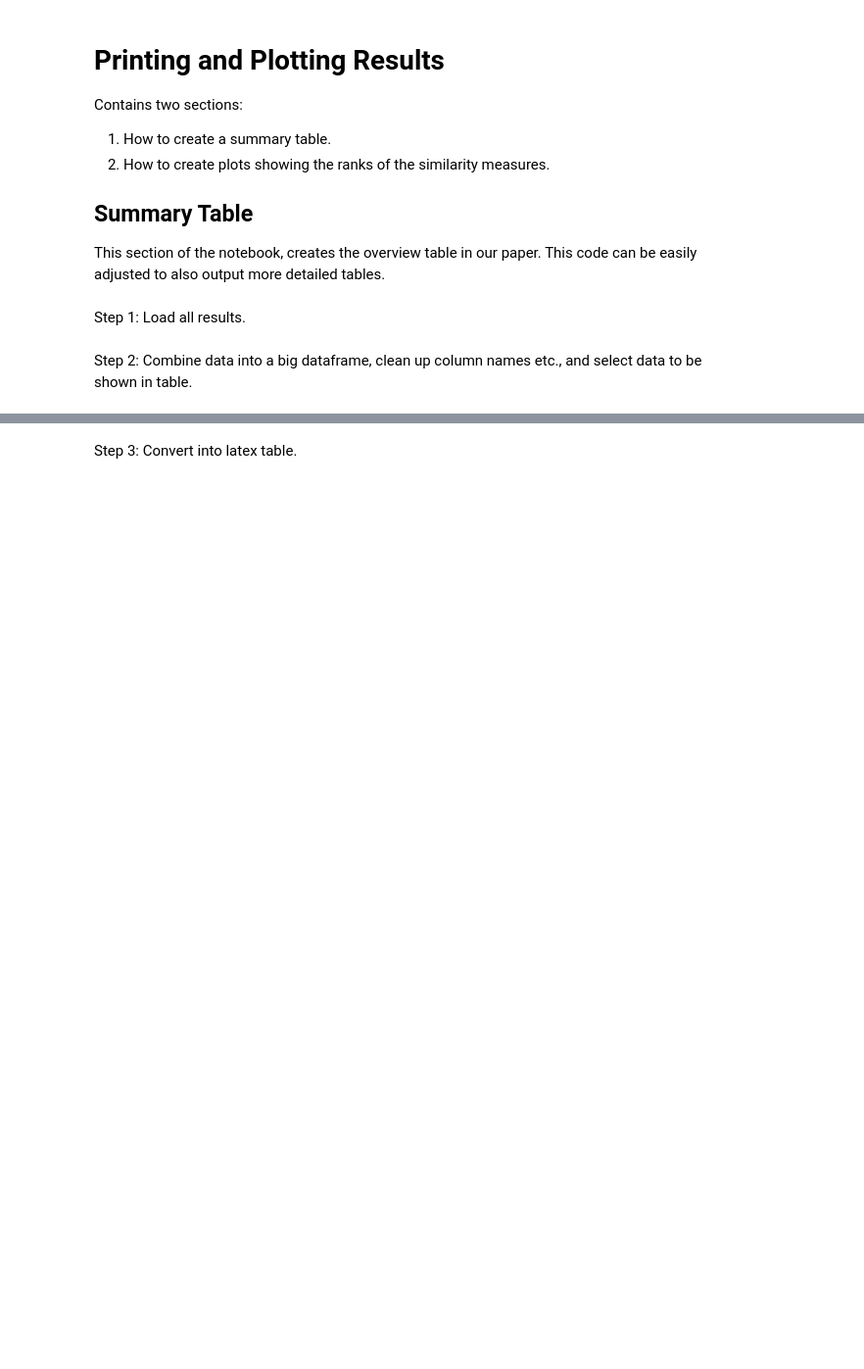
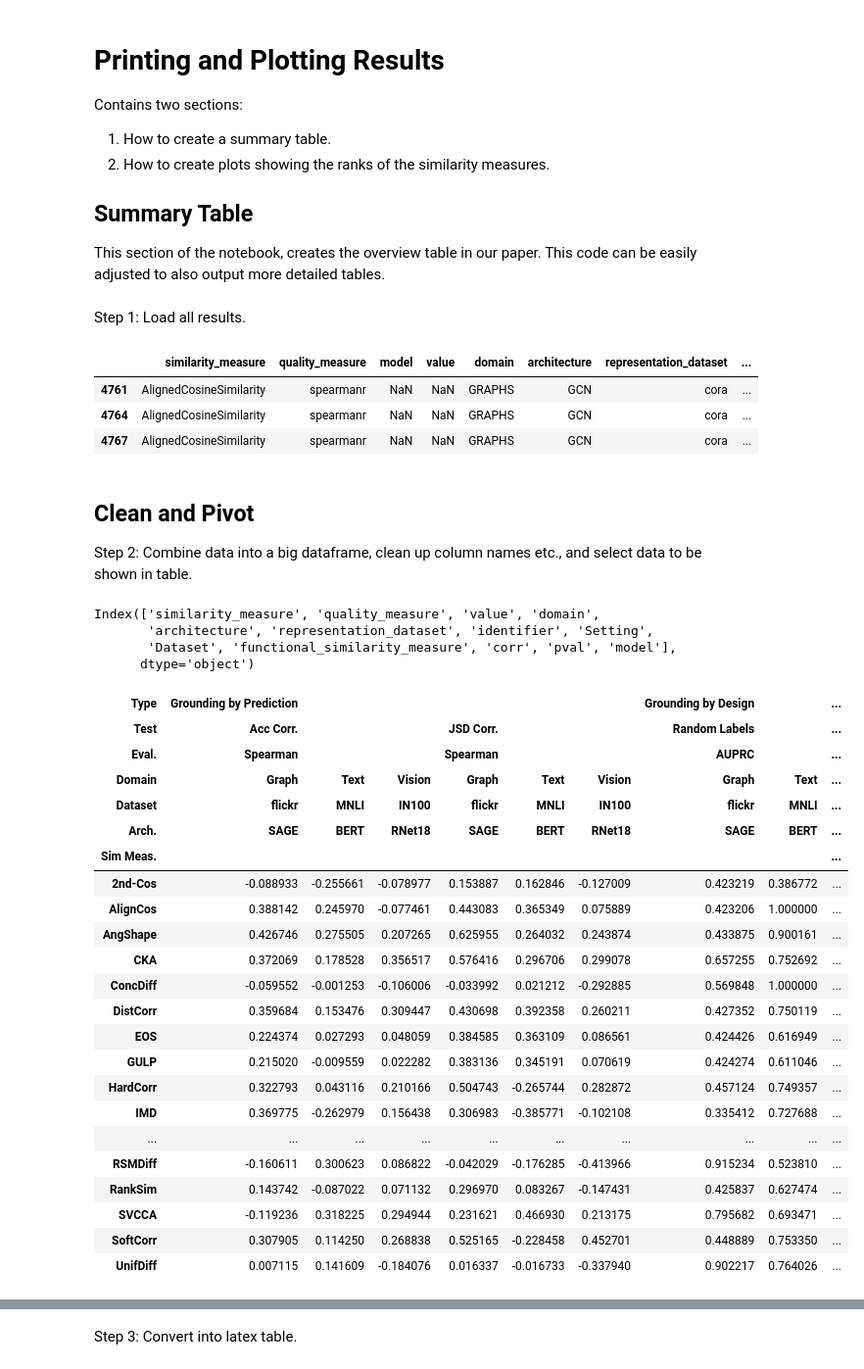
Before and after one commit to TaWald/similaritybench, a Jupyter notebook: tables_and_plots.ipynb, the cells around one changed output, grey strips where cells are left out. Shown at 98% size. Saved outputs shown, nothing was run; the diff lists cells and outputs as text; code cells hidden in the pictures; blank space fills up the shorter version.

Commit message:
hacky tables with pvalues

```diff
--- a/tables_and_plots.ipynb
+++ b/tables_and_plots.ipynb
@@ -91,10 +94,18 @@ for path in root.iterdir():
 
 data = pd.concat(cleaned_dfs).reset_index(drop=True)
 graph_data = data
+# %%
+graph_data[(graph_data.representation_dataset=="cora") & (graph_data.Setting == "correlation") & (graph_data.quality_measure == "spearmanr")].groupby(["architecture", "functional_similarity_measure","similarity_measure"]).count()
+graph_data[(graph_data.representation_dataset=="cora") & (graph_data.Setting == "correlation") & (graph_data.quality_measure == "spearmanr") & (graph_data.similarity_measure == "AlignedCosineSimilarity") & (graph_data.architecture == "GCN")]
+# %% [output]
+|  | similarity_measure | quality_measure | model | value | domain | architecture | representation_dataset | ... |
+| 4761 | AlignedCosineSimilarity | spearmanr | NaN | NaN | GRAPHS | GCN | cora | ... |
+| 4764 | AlignedCosineSimilarity | spearmanr | NaN | NaN | GRAPHS | GCN | cora | ... |
+| 4767 | AlignedCosineSimilarity | spearmanr | NaN | NaN | GRAPHS | GCN | cora | ... |
 # %%
 cleaned_dfs = []
 root = BASE_PATH /"paper_results" /"vision"
-for path in root.iterdir():
+for path in root.glob("*.csv"):
     df = pd.read_csv(path, index_col=0)
     pattern = r"aug|mem|mono|correlation|sc"
     match = re.search(pattern, path.name)
@@ -119,6 +130,8 @@ for path in root.iterdir():
 data = pd.concat(cleaned_dfs).reset_index(drop=True)
 vision_data = data
 # %% [markdown]
+## Clean and Pivot
+
 Step 2: Combine data into a big dataframe, clean up column names etc., and select data to be shown in table.
 # %%
 # ----------------------------------------------------------------------------------------------------------------------
@@ -179,6 +192,7 @@ def beautify_df(data):
             "ResNet101": "RNet101",
             "ViT_B32": "ViT_B32",
             "ViT_L32": "ViT_L32",
+            "PGNN": "P-GNN",
         }
     )
     data.loc[:, "domain"] = data["domain"].map({"NLP": "Text", "GRAPHS": "Graph", "VISION": "Vision"})
@@ -224,33 +238,61 @@ def beautify_df(data):
     data = data.rename(
         columns={
             "domain": "Domain",
             "architecture": "Arch.",
             "Representational Similarity Measure": "Sim Meas.",
             "Quality Measure": "Eval.",
             "Setting": "Test",
         }
     )
-    data.loc[data.Scenario.isin(["Acc Corr.", "JSD Corr."]), "Type"] = "Grounding by Prediction"
-    data.loc[data.Scenario.isin(["Random Labels", "Shortcuts", "Augmentation", "Layer Mono."]), "Type"] = (
+    data.loc[data.Test.isin(["Acc Corr.", "JSD Corr."]), "Type"] = "Grounding by Prediction"
+    data.loc[data.Test.isin(["Random Labels", "Shortcuts", "Augmentation", "Layer Mono."]), "Type"] = (
         "Grounding by Design"
     )
     return data, column_order
 
 
 data, column_order = beautify_df(data)
 
 # ----------------------------------------------------------------------------------------------------------------------
 # Create aggregated overview table
 # ----------------------------------------------------------------------------------------------------------------------
 idx = data["Dataset"].isin(["MNLI", "flickr", "IN100"]) & data["Arch."].isin(["SAGE", "BERT", "RNet18"])
 
 pivot = pd.pivot_table(
     data.loc[idx],
     index="Sim Meas.",
     columns=["Type", "Test", "Eval.", "Domain", "Dataset", "Arch."],
     values="value",
 )
 pivot = pivot.sort_values(by="Sim Meas.")
-pivot = pivot.reindex(column_order, axis="columns", level="Scenario")
+pivot = pivot.reindex(column_order, axis="columns", level="Test")
 pivot = pivot.reindex(["Grounding by Prediction", "Grounding by Design"], axis="columns", level="Type")
 pivot
+# %% [output]
+Index(['similarity_measure', 'quality_measure', 'value', 'domain',
+       'architecture', 'representation_dataset', 'identifier', 'Setting',
+       'Dataset', 'functional_similarity_measure', 'corr', 'pval', 'model'],
+      dtype='object')
+| Type | Grounding by Prediction |  |  |  |  |  | Grounding by Design |  | ... |
+| Test | Acc Corr. |  |  | JSD Corr. |  |  | Random Labels |  | ... |
+| Eval. | Spearman |  |  | Spearman |  |  | AUPRC |  | ... |
+| Domain | Graph | Text | Vision | Graph | Text | Vision | Graph | Text | ... |
+| Dataset | flickr | MNLI | IN100 | flickr | MNLI | IN100 | flickr | MNLI | ... |
+| Arch. | SAGE | BERT | RNet18 | SAGE | BERT | RNet18 | SAGE | BERT | ... |
+| Sim Meas. |  |  |  |  |  |  |  |  | ... |
+| 2nd-Cos | -0.088933 | -0.255661 | -0.078977 | 0.153887 | 0.162846 | -0.127009 | 0.423219 | 0.386772 | ... |
+| AlignCos | 0.388142 | 0.245970 | -0.077461 | 0.443083 | 0.365349 | 0.075889 | 0.423206 | 1.000000 | ... |
+| AngShape | 0.426746 | 0.275505 | 0.207265 | 0.625955 | 0.264032 | 0.243874 | 0.433875 | 0.900161 | ... |
+| CKA | 0.372069 | 0.178528 | 0.356517 | 0.576416 | 0.296706 | 0.299078 | 0.657255 | 0.752692 | ... |
+| ConcDiff | -0.059552 | -0.001253 | -0.106006 | -0.033992 | 0.021212 | -0.292885 | 0.569848 | 1.000000 | ... |
+| DistCorr | 0.359684 | 0.153476 | 0.309447 | 0.430698 | 0.392358 | 0.260211 | 0.427352 | 0.750119 | ... |
+| EOS | 0.224374 | 0.027293 | 0.048059 | 0.384585 | 0.363109 | 0.086561 | 0.424426 | 0.616949 | ... |
+| GULP | 0.215020 | -0.009559 | 0.022282 | 0.383136 | 0.345191 | 0.070619 | 0.424274 | 0.611046 | ... |
+| HardCorr | 0.322793 | 0.043116 | 0.210166 | 0.504743 | -0.265744 | 0.282872 | 0.457124 | 0.749357 | ... |
+| IMD | 0.369775 | -0.262979 | 0.156438 | 0.306983 | -0.385771 | -0.102108 | 0.335412 | 0.727688 | ... |
+| ... | ... | ... | ... | ... | ... | ... | ... | ... | ... |
+| RSMDiff | -0.160611 | 0.300623 | 0.086822 | -0.042029 | -0.176285 | -0.413966 | 0.915234 | 0.523810 | ... |
+| RankSim | 0.143742 | -0.087022 | 0.071132 | 0.296970 | 0.083267 | -0.147431 | 0.425837 | 0.627474 | ... |
+| SVCCA | -0.119236 | 0.318225 | 0.294944 | 0.231621 | 0.466930 | 0.213175 | 0.795682 | 0.693471 | ... |
+| SoftCorr | 0.307905 | 0.114250 | 0.268838 | 0.525165 | -0.228458 | 0.452701 | 0.448889 | 0.753350 | ... |
+| UnifDiff | 0.007115 | 0.141609 | -0.184076 | 0.016337 | -0.016733 | -0.337940 | 0.902217 | 0.764026 | ... |
```
Also changed, not shown: parts of 20 cells of this notebook, 2 other files.
